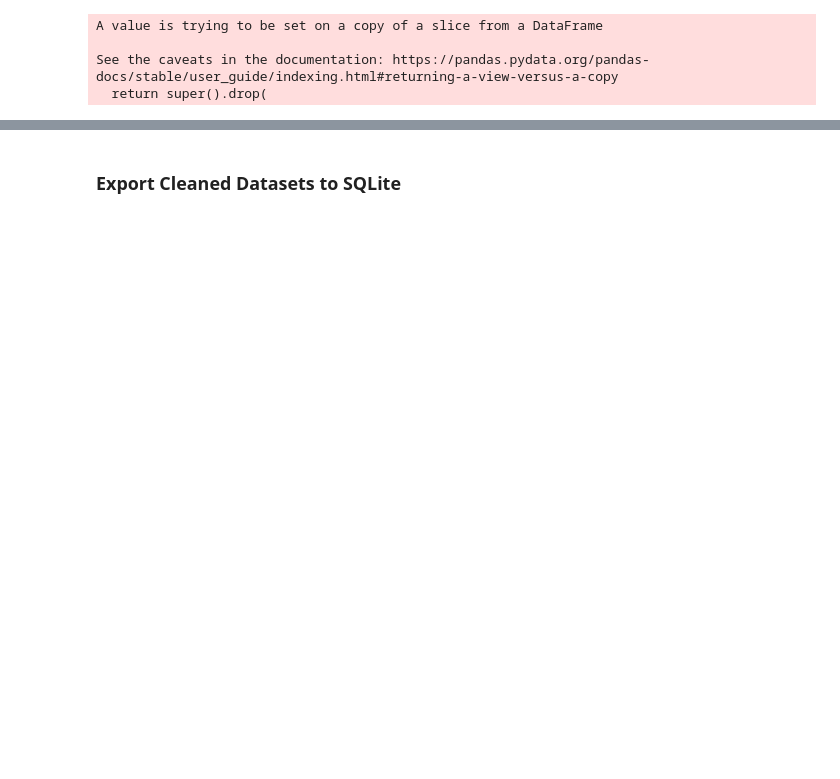
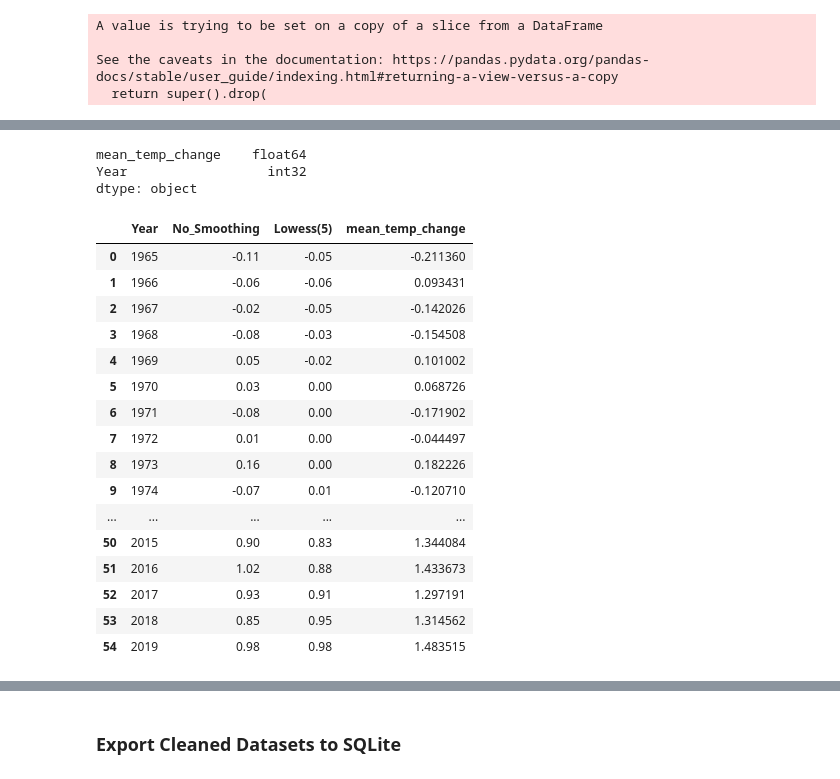
Before and after one commit to yuyhong23/One-Hot_Future, a Jupyter notebook: data_cleaning_temperature.ipynb, the cells around one changed output, grey strips where cells are left out. Drawn from its saved outputs; the diff is of its cells as text; code cells hidden in the pictures; blank space fills up the shorter version.

Commit message:
cleaned temperature data

```diff
--- a/data_cleaning_temperature.ipynb
+++ b/data_cleaning_temperature.ipynb
@@ -212,0 +309,37 @@ Name: Area, Length: 3408, dtype: object
+# %%
+cleaned_mean['Year']=cleaned_mean['Year'].astype(int)
+# %%
+test_mean = cleaned_mean.drop(columns='year')
+# %%
+test_mean.reset_index(drop=False, inplace=True)
+# %%
+test_mean = test_mean.rename(columns = {'index':'mean_temp_change'})
+# %%
+# nasa_temp_new_df.dtypes
+test_mean.dtypes
+# %% [output]
+mean_temp_change    float64
+Year                  int32
+dtype: object
+# %%
+# Merge temperatures and NASA data
+merged_df = nasa_temp_new_df.merge(test_mean, on='Year', how='right')
+merged_df
+# %% [output]
+|  | Year | No_Smoothing | Lowess(5) | mean_temp_change |
+| 0 | 1965 | -0.11 | -0.05 | -0.211360 |
+| 1 | 1966 | -0.06 | -0.06 | 0.093431 |
+| 2 | 1967 | -0.02 | -0.05 | -0.142026 |
+| 3 | 1968 | -0.08 | -0.03 | -0.154508 |
+| 4 | 1969 | 0.05 | -0.02 | 0.101002 |
+| 5 | 1970 | 0.03 | 0.00 | 0.068726 |
+| 6 | 1971 | -0.08 | 0.00 | -0.171902 |
+| 7 | 1972 | 0.01 | 0.00 | -0.044497 |
+| 8 | 1973 | 0.16 | 0.00 | 0.182226 |
+| 9 | 1974 | -0.07 | 0.01 | -0.120710 |
+| ... | ... | ... | ... | ... |
+| 50 | 2015 | 0.90 | 0.83 | 1.344084 |
+| 51 | 2016 | 1.02 | 0.88 | 1.433673 |
+| 52 | 2017 | 0.93 | 0.91 | 1.297191 |
+| 53 | 2018 | 0.85 | 0.95 | 1.314562 |
+| 54 | 2019 | 0.98 | 0.98 | 1.483515 |
```
Also changed, not shown: parts of 29 cells of this notebook, 1 other file.
